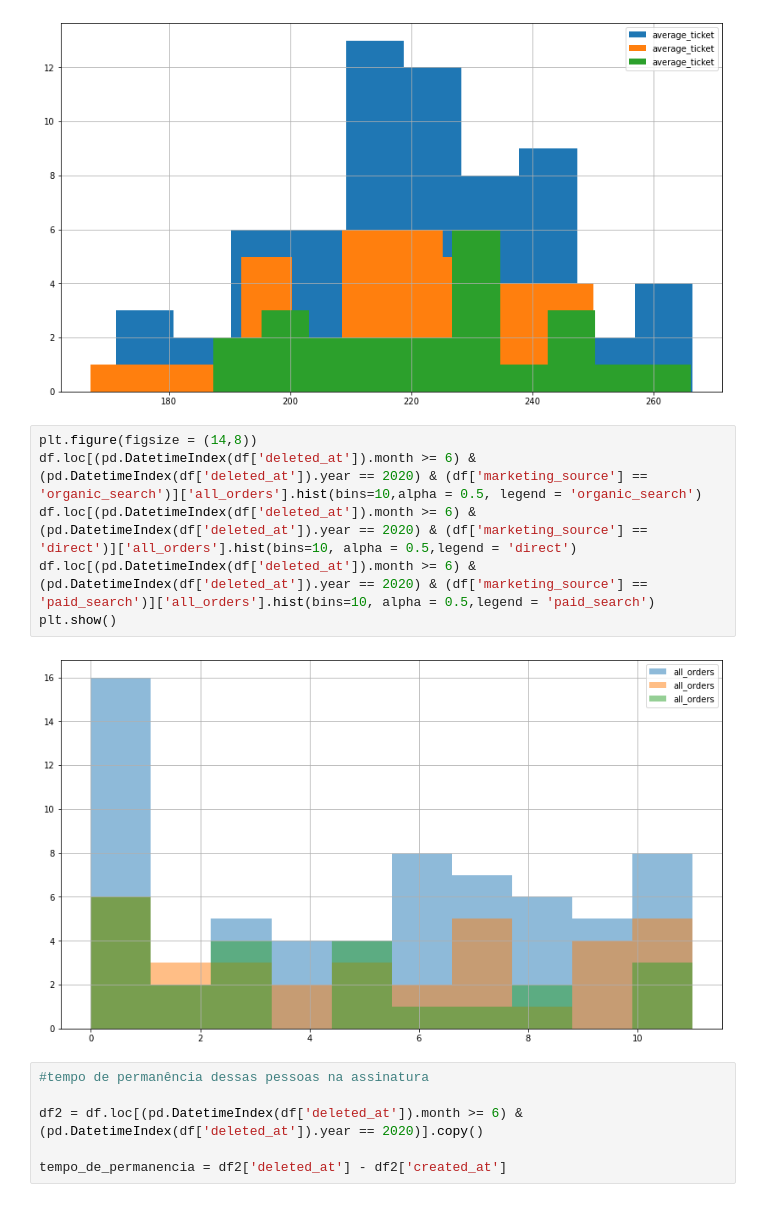
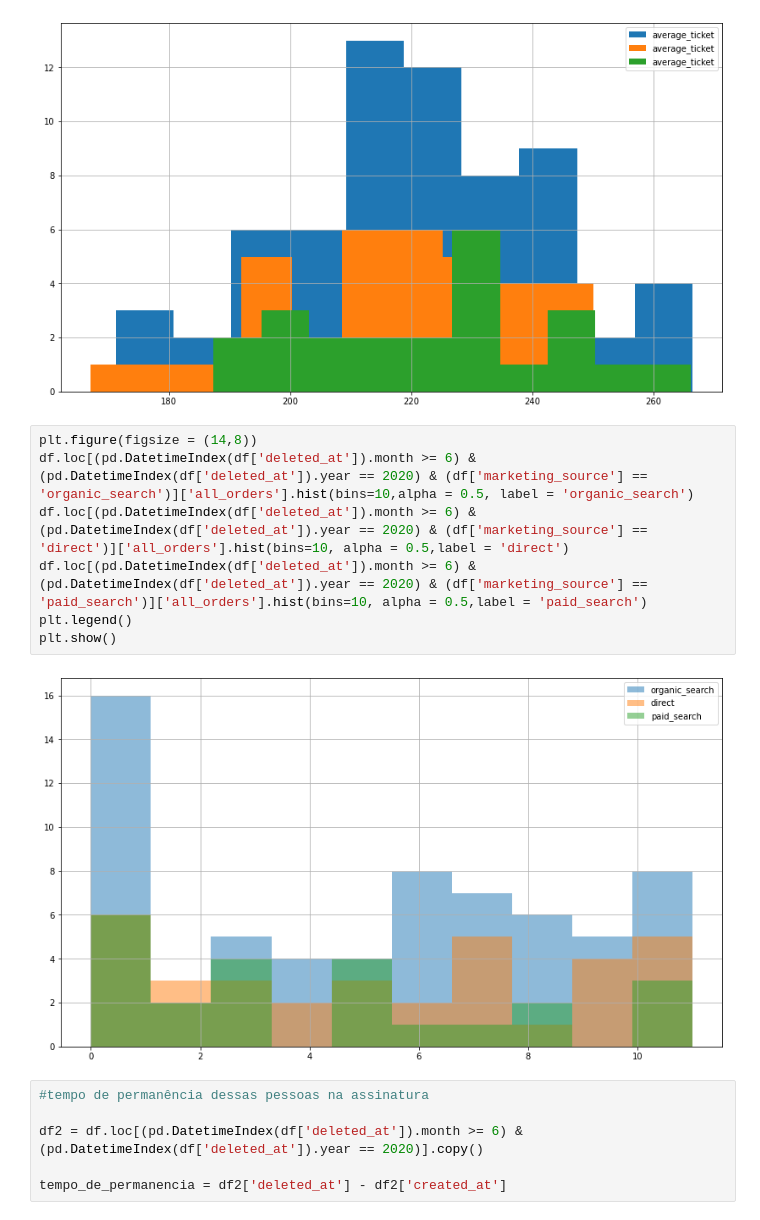
Before and after one commit to eduardoeqs/churn_analysis-Petlove, a Jupyter notebook: Analise.ipynb, the cells around one changed output. Drawn from its saved outputs; the diff is of its cells as text.

```diff
--- a/Analise.ipynb
+++ b/Analise.ipynb
@@ -367,12 +373,13 @@ plt.show()
 [figure]
 # %%
 plt.figure(figsize = (14,8))
-df.loc[(pd.DatetimeIndex(df['deleted_at']).month >= 6) & (pd.DatetimeIndex(df['deleted_at']).year == 2020) & (df['marketing_source'] == 'organic_search')]['all_orders'].hist(bins=10,alpha = 0.5, legend = 'organic_search')
-df.loc[(pd.DatetimeIndex(df['deleted_at']).month >= 6) & (pd.DatetimeIndex(df['deleted_at']).year == 2020) & (df['marketing_source'] == 'direct')]['all_orders'].hist(bins=10, alpha = 0.5,legend = 'direct')
-df.loc[(pd.DatetimeIndex(df['deleted_at']).month >= 6) & (pd.DatetimeIndex(df['deleted_at']).year == 2020) & (df['marketing_source'] == 'paid_search')]['all_orders'].hist(bins=10, alpha = 0.5,legend = 'paid_search')
+df.loc[(pd.DatetimeIndex(df['deleted_at']).month >= 6) & (pd.DatetimeIndex(df['deleted_at']).year == 2020) & (df['marketing_source'] == 'organic_search')]['all_orders'].hist(bins=10,alpha = 0.5, label = 'organic_search')
+df.loc[(pd.DatetimeIndex(df['deleted_at']).month >= 6) & (pd.DatetimeIndex(df['deleted_at']).year == 2020) & (df['marketing_source'] == 'direct')]['all_orders'].hist(bins=10, alpha = 0.5,label = 'direct')
+df.loc[(pd.DatetimeIndex(df['deleted_at']).month >= 6) & (pd.DatetimeIndex(df['deleted_at']).year == 2020) & (df['marketing_source'] == 'paid_search')]['all_orders'].hist(bins=10, alpha = 0.5,label = 'paid_search')
+plt.legend()
 plt.show()
 # %% [output]
-[figure, old version]
+[figure, new version]
 # %%
 #tempo de permanência dessas pessoas na assinatura
 
```
Also changed, not shown: parts of 15 cells of this notebook.
